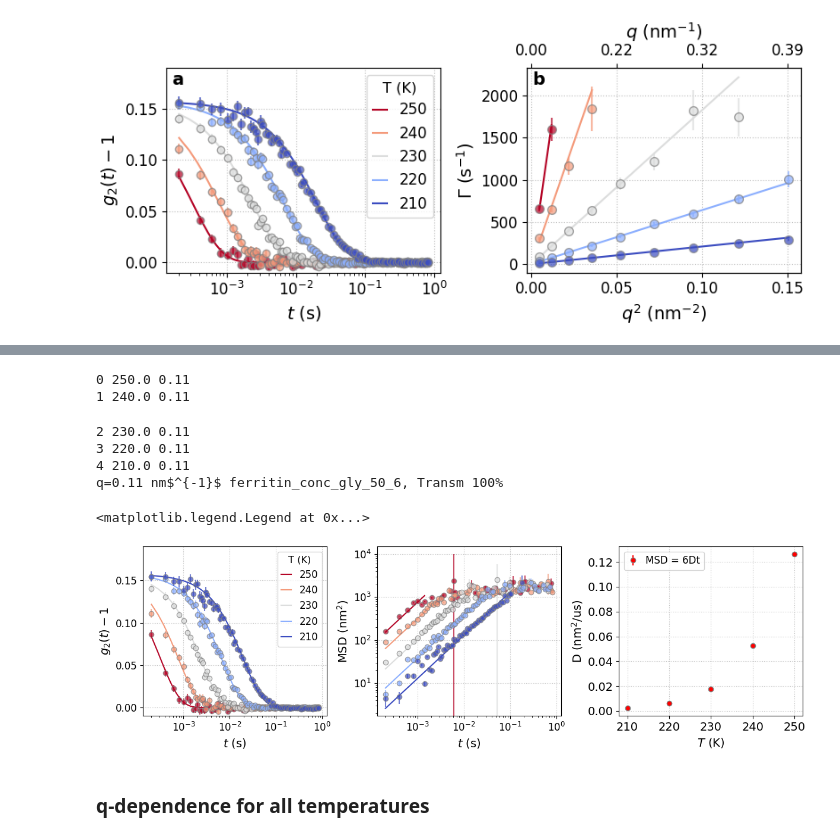
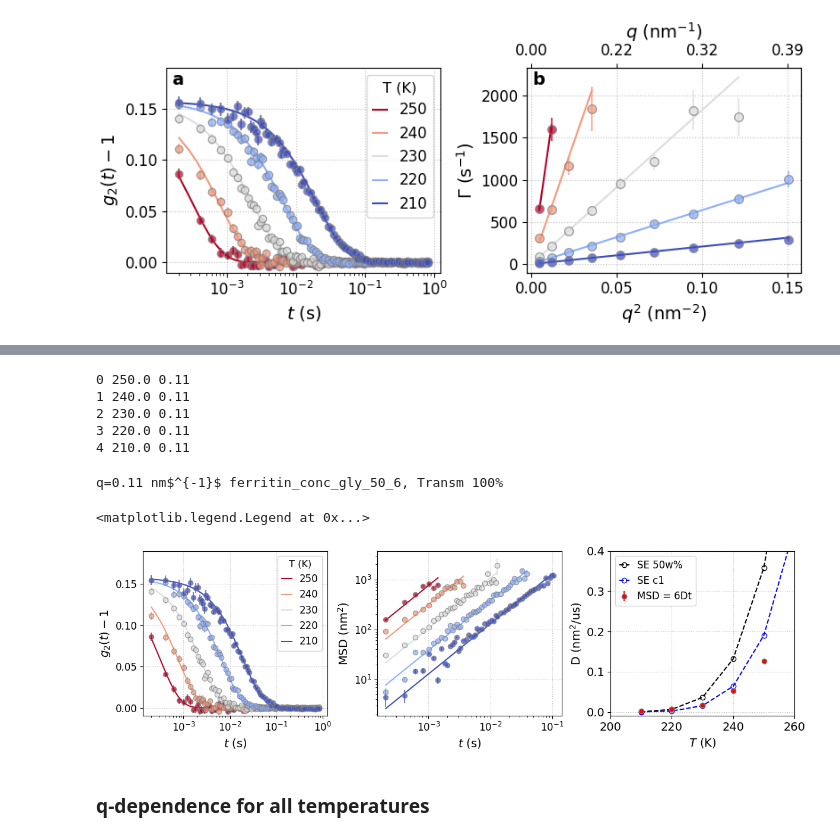
Before and after one commit to maddalenabin/id10-ferritin-2022, a Jupyter notebook: 01-notebooks/11-msd.ipynb, the cells around one changed output, grey strips where cells are left out. Drawn from its saved outputs; the diff is of its cells as text; code cells hidden in the pictures.

Commit message:
MSD polishing and fits to get diffusion coefficient

```diff
--- a/01-notebooks/11-msd.ipynb
+++ b/01-notebooks/11-msd.ipynb
@@ -167,0 +169,3 @@ NameError: name 'msd' is not defined
+# %%
+etas = viscosity()
+etas
@@ -167,0 +184,12 @@ NameError: name 'msd' is not defined
+# %%
+SE2 = pd.DataFrame(columns=['temperature', 'D_50', 'D_60'])
+SE = pd.DataFrame(columns=['temperature', 'D_c1', 'D_c2', 'D_c3'])
+
+for temp in etas['temp']:
+    # default uses Rh=6.6e-9 m
+    row2 = {'temperature': temp,  'D_50': D_coeff(T=temp, eta=etas[etas['temp']==temp]['50v%'].values[0]), "D_60": D_coeff(T=temp, eta=etas[etas['temp']==temp]['60v%'].values[0]), "D_50w": D_coeff(T=temp, eta=etas[etas['temp']==temp]['50w%'].values[0])}
+    SE2 = SE2.append(row2, ignore_index=True)
+
+    row = {'temperature': temp,  'D_c1': D_coeff(T=temp, eta=etas[etas['temp']==temp]['c1'].values[0]), "D_c2": D_coeff(T=temp, eta=etas[etas['temp']==temp]['c2'].values[0]), "D_c3": D_coeff(T=temp, eta=etas[etas['temp']==temp]['c3'].values[0])}
+    SE = SE.append(row, ignore_index=True)
+SE
@@ -193,20 +233,19 @@ for i in range(len(datasetnumbers)):
             # -- clean
             mask = ~np.isnan(msd) & ~np.isnan(dmsd)
             mask &= ~np.isinf(msd) & ~np.isinf(dmsd)
+            mask &= msd > dmsd
 
             delays_cleaned = delays[i,mask]
             msd_cleaned = msd[mask]
             dmsd_cleaned = dmsd[mask]
             # -- end cleaning
 
-            a3.errorbar(delays_cleaned, msd_cleaned, dmsd_cleaned, c=col[i], ls='', marker='o', ms=6, mec='gray', alpha=0.7, label=f'{T[i]:.0f}')
+            condition = delays_cleaned < popt[1]*3
 
-            condition = delays_cleaned < popt[1]*3
-            xfit = delays_cleaned[condition]
-            yfit = msd_cleaned[condition]
-            dyfit = dmsd_cleaned[condition]
+            # a3.errorbar(delays_cleaned, msd_cleaned, dmsd_cleaned, c=col[i], ls='', marker='o', ms=6, mec='gray', alpha=0.7, label=f'{T[i]:.0f}')
+            a3.errorbar(delays_cleaned[condition], msd_cleaned[condition], dmsd_cleaned[condition], c=col[i], ls='', marker='o', ms=6, mec='gray', alpha=0.7, label=f'{T[i]:.0f}')
 
-            popt,xc,curve,perr = fit(linear, x=xfit, y=yfit, sigma=dyfit)
+            popt,xc,curve,perr = fit(linear, x=delays_cleaned[condition], y=msd_cleaned[condition], sigma=dmsd_cleaned[condition])
             a3.plot(xc, curve, ls='-', c=col[i])
             # a3.axvline(x=xfit[-1], c=col[i], ls=':')
 
@@ -214,42 +253,46 @@ for i in range(len(datasetnumbers)):
             D_msd[i,1] = perr[0]*1e-6/6
 
 a4.errorbar(T, D_msd[:,0], D_msd[i,1], ls='', c='r', marker='o', mec='gray', label='MSD = 6Dt')
+a4.plot(SE['temperature'], SE2['D_50w']*1e12, label='SE 50w%', c='k', marker='o', mec='k', mfc='none', ls='--')
+a4.plot(SE['temperature'], SE['D_c1']*1e12, label='SE c1', c='b', marker='o', mec='b', mfc='none', ls='--')
 
 a1.legend(title=r'T (K)', fontsize=12, bbox_to_anchor=[1,1], handlelength=1, frameon=True)
 print(f"q={qv[qv_sel]:.2f} nm$^{{-1}}$", f"{runname}, Transm {Tr[i]}%")
 a1.set_xscale('log')
 a1.set_xlabel(r'$t$ (s)')
 a1.set_ylabel(r'$g_2(t)-1$')
 a1.set_yticks(np.arange(0,0.16,0.05))
 a1.set_ylim(-0.01,0.19)
 a1.tick_params(axis='both', which='minor')#, bottom=False)
 a1.tick_params(axis='both', which='major', labelsize=12)
 a1.tick_params(axis='both', which='minor', labelsize=10)
 
 a3.set_xlabel(r'$t$ (s)')
 a3.set_ylabel(r'MSD (nm$^{2}$)')
 # a3.set_ylim(0,1e3)
 # a3.set_xlim(0,delays[-1,msd<1e3][-1])
 a3.set_xscale('log')
 a3.set_yscale('log')
 a3.tick_params(axis='both', which='minor')#, bottom=False)
 a3.tick_params(axis='both', which='major', labelsize=12)
 a3.tick_params(axis='both', which='minor', labelsize=10)
 
 a4.set_xlabel(r'$T$ (K)')
 a4.set_ylabel(r'D (nm$^2$/us)')
+a4.set_xlim(200,260)
+a4.set_ylim(-0.01,0.4)
 a4.legend(fontsize=12, handlelength=1, frameon=True)
-
-# f.savefig(f'../06-figs/msd-q-{qv[qv_sel]:.2f}.png')
+# a4.set_yscale('log')
+# f.savefig(f'../06-figs/msd-q-{qv[qv_sel]:.2f}-2.png')
 # %% [output]
 0 250.0 0.11
 1 240.0 0.11
+2 230.0 0.11
+3 220.0 0.11
+4 210.0 0.11
-2 230.0 0.11
-3 220.0 0.11
-4 210.0 0.11
 q=0.11 nm$^{-1}$ ferritin_conc_gly_50_6, Transm 100%
 <matplotlib.legend.Legend at 0x...>
-[figure, old version]
+[figure, new version]
 # %% [markdown]
 ### q-dependence for all temperatures
 # %%
```
Also changed, not shown: parts of 7 cells of this notebook.
